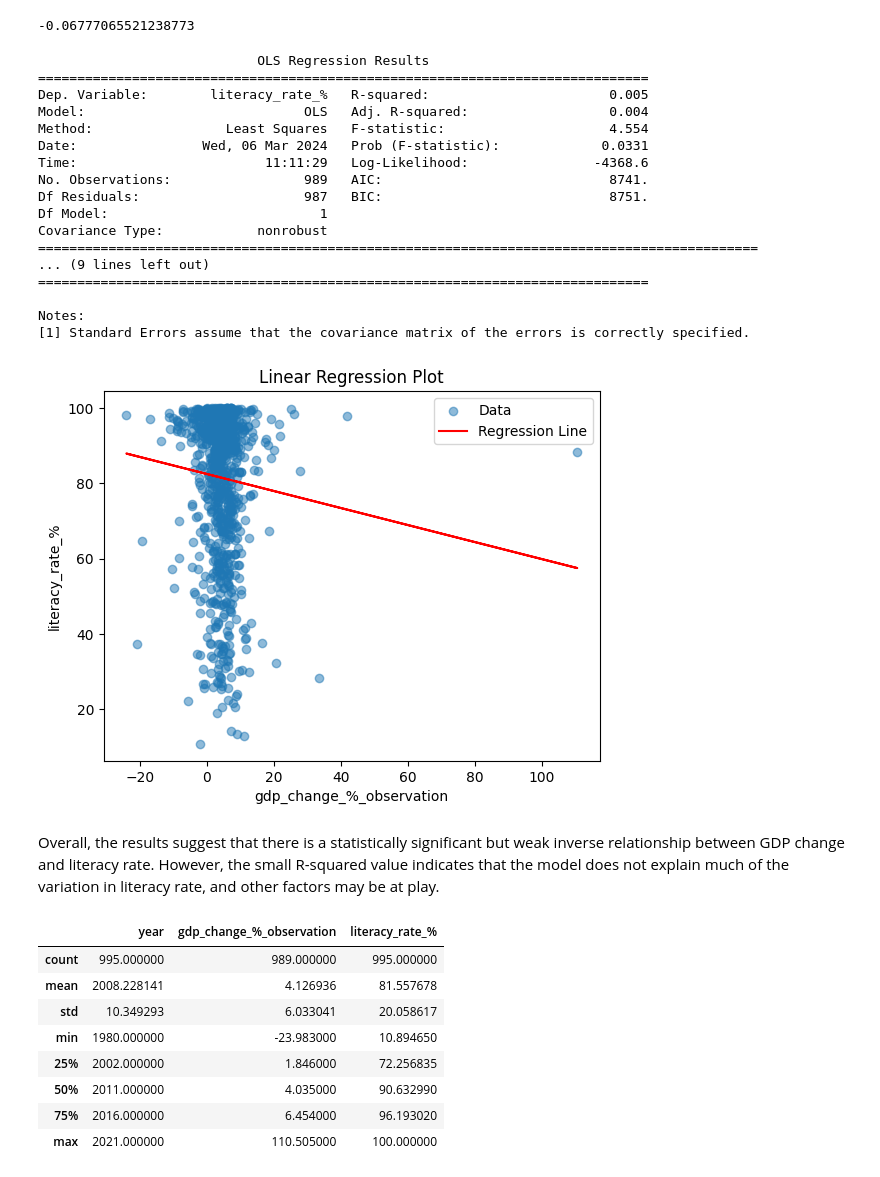
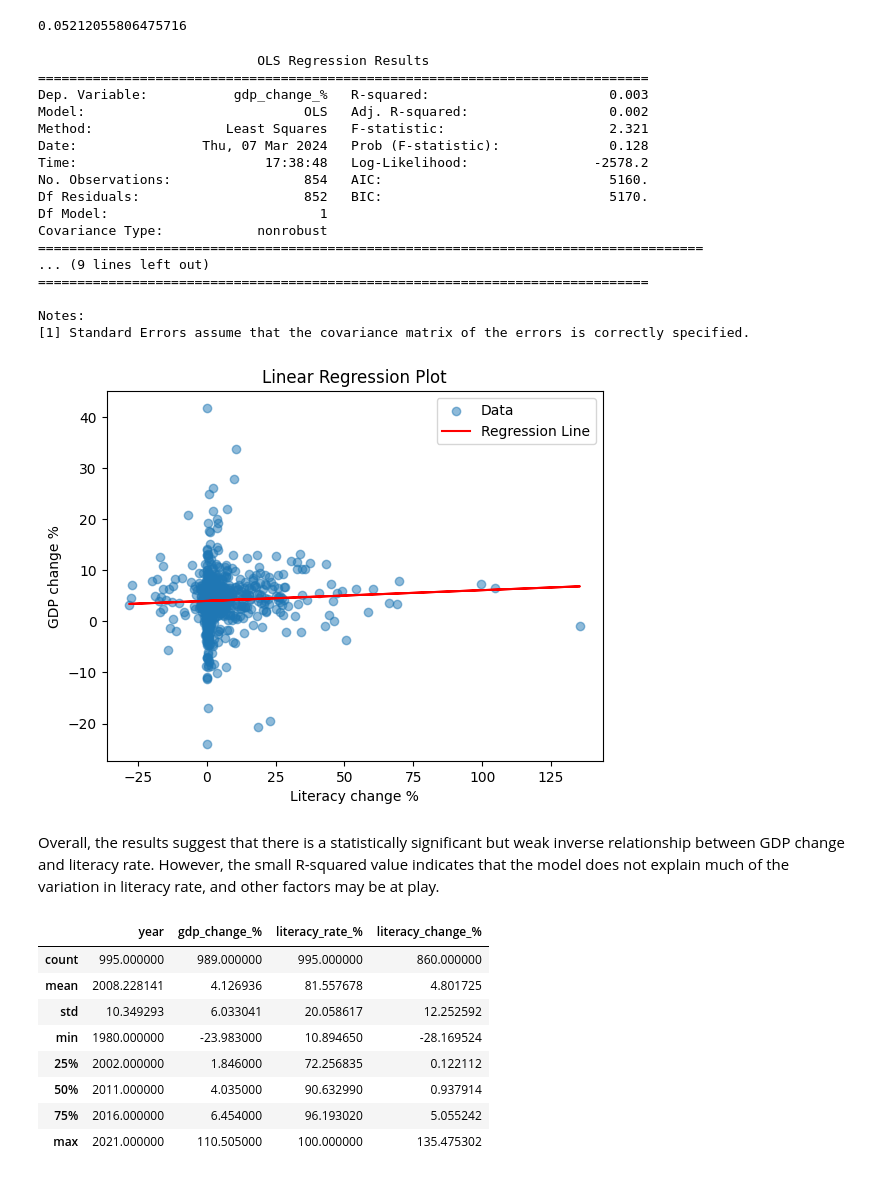
Before and after one commit to Gv1as/Project_1, a Jupyter notebook: Notebooks/Gdp_literacy.ipynb, the cells around one changed output. Cells and saved outputs as stored; diff of their text form; code cells hidden in the pictures.

```diff
--- a/Notebooks/Gdp_literacy.ipynb
+++ b/Notebooks/Gdp_literacy.ipynb
@@ -6,9 +6,10 @@ import seaborn as sns
 import matplotlib.pyplot as plt
 from scipy import stats
 # %%
-csv_file_path = r'..\Data\GDP_growth\real-gdp-growth.csv'
+# read in csv file and creating an original df which we wont change. dropping certain unnecessary columns and renaming the necessary columns.
+
+csv_file_path = r'..\Data\Raw\GDP_growth\real-gdp-growth.csv'
 df_gdp_rate_original = pd.read_csv(csv_file_path)
 df_gdp_rate = df_gdp_rate_original.copy()
-df_gdp_rate.rename(columns={'Entity': 'country', 'Gross domestic product, constant prices - Percent change - Observations' : 'gdp_change_%_observation', 'Gross domestic product, constant prices - Percent change - Forecasts' : 'gdp_change_%_forecast', 'Year' : 'year'}, inplace=True)
-df_gdp_rate = df_gdp_rate.drop(columns=['gdp_change_%_forecast'])
-df_gdp_rate['year'].unique()
+df_gdp_rate = df_gdp_rate.drop(columns=['Gross domestic product, constant prices - Percent change - Forecasts'])
+df_gdp_rate.rename(columns={'Entity': 'country', 'Gross domestic product, constant prices - Percent change - Observations' : 'gdp_change_%', 'Year' : 'year'}, inplace=True)
@@ -21,11 +16,18 @@ array([2003, 2004, 2005, 2006, 2007, 2008, 2009, 2010, 2011, 2012, 2013,
 # %%
-csv_file_path = r'..\Data\Literacy\literacy-rate-adults.csv'
+# read in csv file and creating an original df which we wont change. Setting the literacy year start at 1980 since the Gdp set goes back to 1980.
+# Calculating and adding the new column literacy change rate since we aslo meassure the change in gdp.
+
+csv_file_path = r'..\Data\Raw\Literacy\literacy-rate-adults.csv'
 df_lit_original= pd.read_csv(csv_file_path)
 df_lit = df_lit_original.copy()
 df_lit = df_lit[df_lit['Year'] >= 1980]
-df_lit = df_lit.drop(columns=['Code'] , errors='ignore')
+df_lit = df_lit.drop(columns=['Code'])
+df_lit['literacy_change_%'] = df_lit.groupby('Entity')['Literacy rate, adult total (% of people ages 15 and above)'].pct_change() * 100
 df_lit.rename(columns={'Entity': 'country', 'Year' : 'year', 'Literacy rate, adult total (% of people ages 15 and above)' : 'literacy_rate_%'}, inplace=True)
 # %%
+# Merging literacy and unemployment data sets on country and year.
+
 merged_df = pd.merge(df_gdp_rate, df_lit, on=['country', 'year'], how='inner')
+merged_df.set_index('country', inplace=True)
 merged_df.head(10)
 # %% [output]
@@ -43,60 +48,66 @@ merged_df.head(10)
 # %%
-correlation = merged_df['gdp_change_%_observation'].corr(merged_df['literacy_rate_%'])
+# Correlation check between gdp change and literacy change.
+
+correlation = merged_df['gdp_change_%'].corr(merged_df['literacy_change_%'])
 print(correlation)
 # %% [output]
--0.06777065521238773
+0.05212055806475716
 # %%
+# A more advanced check also giving us the p value and R^2.
+
 missing_values = merged_df.isnull().sum()
 df_clean = merged_df.dropna()
 
-X = df_clean['gdp_change_%_observation']
-y = df_clean['literacy_rate_%']
+X = df_clean['literacy_change_%']
+y = df_clean['gdp_change_%']
 
 X = sm.add_constant(X)
 
 model = sm.OLS(y, X).fit()
 
 print(model.summary())
 
-plt.scatter(X['gdp_change_%_observation'], y, alpha=0.5, label='Data')
-plt.plot(X['gdp_change_%_observation'], model.predict(X), color='red', label='Regression Line')
-plt.xlabel('gdp_change_%_observation')
-plt.ylabel('literacy_rate_%')
+plt.scatter(X['literacy_change_%'], y, alpha=0.5, label='Data')
+plt.plot(X['literacy_change_%'], model.predict(X), color='red', label='Regression Line')
+plt.xlabel('Literacy change %')
+plt.ylabel('GDP change %')
 plt.title('Linear Regression Plot')
 
 plt.legend()
 plt.show()
 # %% [output]
                             OLS Regression Results
 ==============================================================================
-Dep. Variable:        literacy_rate_%   R-squared:                       0.005
-Model:                            OLS   Adj. R-squared:                  0.004
-Method:                 Least Squares   F-statistic:                     4.554
-Date:                Wed, 06 Mar 2024   Prob (F-statistic):             0.0331
-Time:                        11:11:29   Log-Likelihood:                -4368.6
-No. Observations:                 989   AIC:                             8741.
-Df Residuals:                     987   BIC:                             8751.
+Dep. Variable:           gdp_change_%   R-squared:                       0.003
+Model:                            OLS   Adj. R-squared:                  0.002
+Method:                 Least Squares   F-statistic:                     2.321
+Date:                Thu, 07 Mar 2024   Prob (F-statistic):              0.128
+Time:                        17:38:48   Log-Likelihood:                -2578.2
+No. Observations:                 854   AIC:                             5160.
+Df Residuals:                     852   BIC:                             5170.
 Df Model:                           1
 Covariance Type:            nonrobust
-============================================================================================
+=====================================================================================
 ... (9 lines left out)
 ==============================================================================
 
 Notes:
 [1] Standard Errors assume that the covariance matrix of the errors is correctly specified.
-[figure, old version]
+[figure, new version]
 # %% [markdown]
 Overall, the results suggest that there is a statistically significant but weak inverse relationship between GDP change and literacy rate. However, the small R-squared value indicates that the model does not explain much of the variation in literacy rate, and other factors may be at play.
 # %%
+# Checking for extreme values
+
 merged_df.describe()
 # %% [output]
-|  | year | gdp_change_%_observation | literacy_rate_% |
-| count | 995.000000 | 989.000000 | 995.000000 |
-| mean | 2008.228141 | 4.126936 | 81.557678 |
-| std | 10.349293 | 6.033041 | 20.058617 |
-| min | 1980.000000 | -23.983000 | 10.894650 |
-| 25% | 2002.000000 | 1.846000 | 72.256835 |
-| 50% | 2011.000000 | 4.035000 | 90.632990 |
-| 75% | 2016.000000 | 6.454000 | 96.193020 |
-| max | 2021.000000 | 110.505000 | 100.000000 |
+|  | year | gdp_change_% | literacy_rate_% | literacy_change_% |
+| count | 995.000000 | 989.000000 | 995.000000 | 860.000000 |
+| mean | 2008.228141 | 4.126936 | 81.557678 | 4.801725 |
+| std | 10.349293 | 6.033041 | 20.058617 | 12.252592 |
+| min | 1980.000000 | -23.983000 | 10.894650 | -28.169524 |
+| 25% | 2002.000000 | 1.846000 | 72.256835 | 0.122112 |
+| 50% | 2011.000000 | 4.035000 | 90.632990 | 0.937914 |
+| 75% | 2016.000000 | 6.454000 | 96.193020 | 5.055242 |
+| max | 2021.000000 | 110.505000 | 100.000000 | 135.475302 |
 # %%
```
Also changed, not shown: parts of 5 cells of this notebook, 27 other files.
